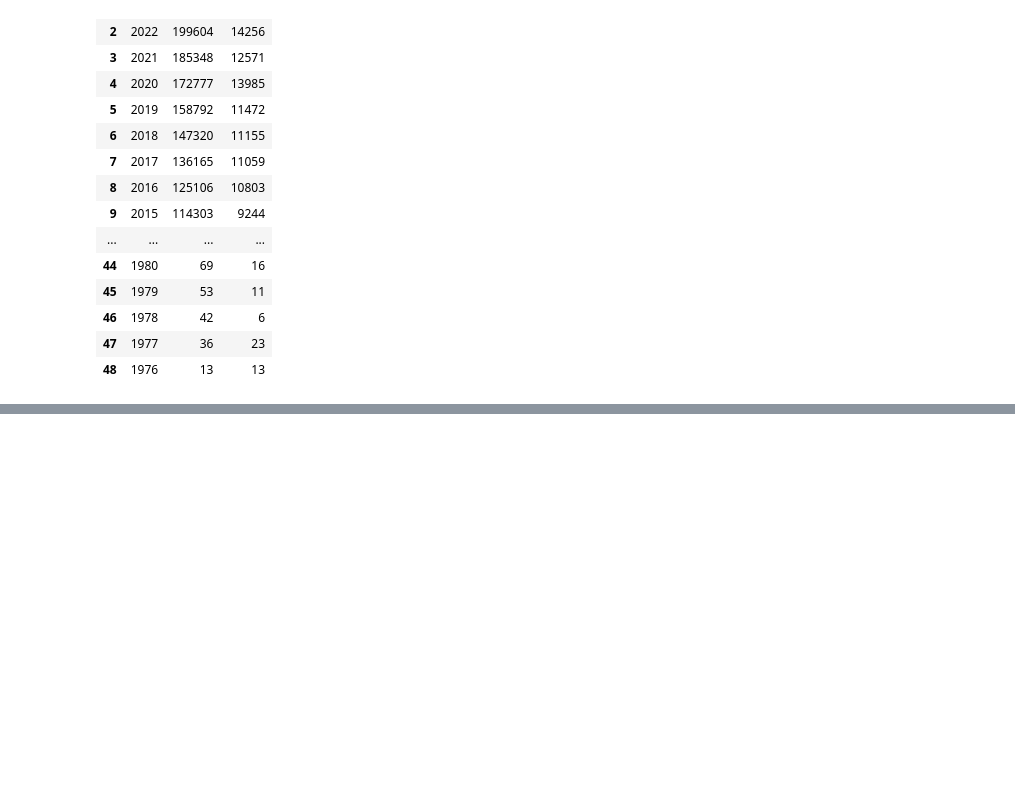
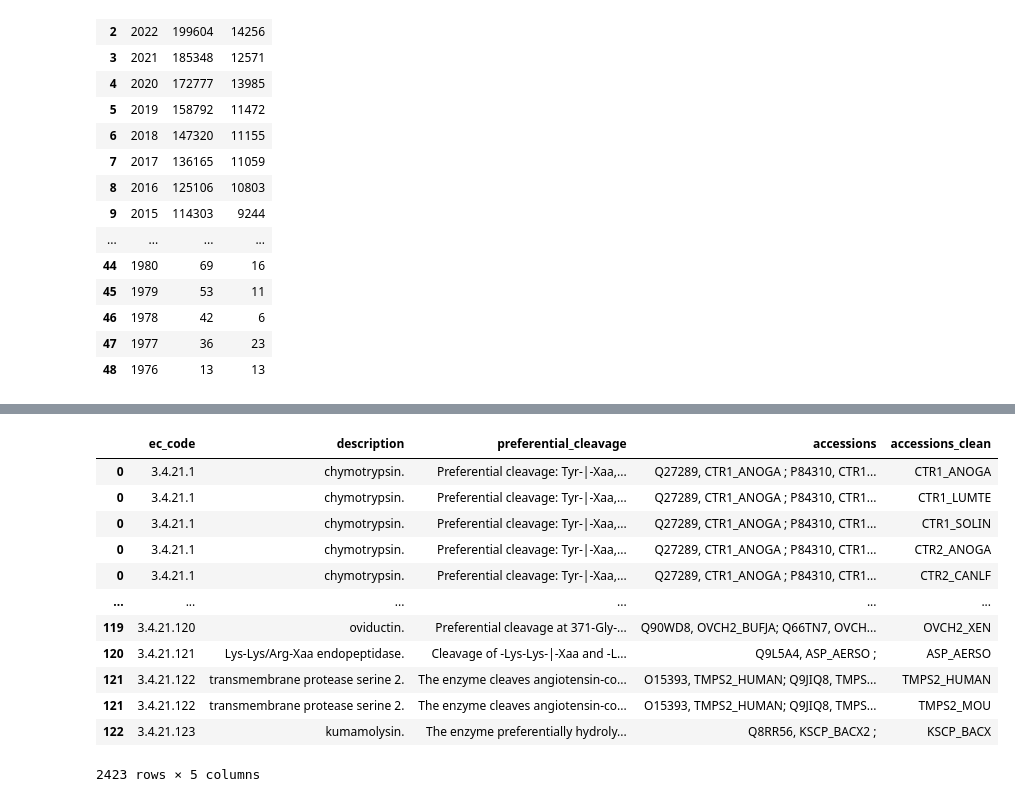
Before and after one commit to shoyip/SerProtAlign, a Jupyter notebook: notebooks/additional_figures.ipynb, the cells around one changed output, grey strips where cells are left out. Cells and saved outputs as stored; diff of their text form; code cells hidden in the pictures; blank space fills up the shorter version.

```diff
--- a/notebooks/additional_figures.ipynb
+++ b/notebooks/additional_figures.ipynb
@@ -43,0 +52,24 @@ plt.savefig('../assets/data_stats.pdf', bbox_inches='tight')
+# %%
+def string_to_list(x):
+    if type(x) == str:
+        return [e.split(",")[1] for e in x[:-3].replace(" ", "").split(";")]
+    else:
+        return []
+
+function_df["accessions_clean"] = function_df.accessions.apply(string_to_list)
+# %%
+function_df.explode("accessions_clean")
+# %% [output]
+|  | ec_code | description | preferential_cleavage | accessions | accessions_clean |
+| 0 | 3.4.21.1 | chymotrypsin. | Preferential cleavage: Tyr-|-Xaa,... | Q27289, CTR1_ANOGA ; P84310, CTR1... | CTR1_ANOGA |
+| 0 | 3.4.21.1 | chymotrypsin. | Preferential cleavage: Tyr-|-Xaa,... | Q27289, CTR1_ANOGA ; P84310, CTR1... | CTR1_LUMTE |
+| 0 | 3.4.21.1 | chymotrypsin. | Preferential cleavage: Tyr-|-Xaa,... | Q27289, CTR1_ANOGA ; P84310, CTR1... | CTR1_SOLIN |
+| 0 | 3.4.21.1 | chymotrypsin. | Preferential cleavage: Tyr-|-Xaa,... | Q27289, CTR1_ANOGA ; P84310, CTR1... | CTR2_ANOGA |
+| 0 | 3.4.21.1 | chymotrypsin. | Preferential cleavage: Tyr-|-Xaa,... | Q27289, CTR1_ANOGA ; P84310, CTR1... | CTR2_CANLF |
+| ... | ... | ... | ... | ... | ... |
+| 119 | 3.4.21.120 | oviductin. | Preferential cleavage at 371-Gly-... | Q90WD8, OVCH2_BUFJA; Q66TN7, OVCH... | OVCH2_XEN |
+| 120 | 3.4.21.121 | Lys-Lys/Arg-Xaa endopeptidase. | Cleavage of -Lys-Lys-|-Xaa and -L... | Q9L5A4, ASP_AERSO ; | ASP_AERSO |
+| 121 | 3.4.21.122 | transmembrane protease serine 2. | The enzyme cleaves angiotensin-co... | O15393, TMPS2_HUMAN; Q9JIQ8, TMPS... | TMPS2_HUMAN |
+| 121 | 3.4.21.122 | transmembrane protease serine 2. | The enzyme cleaves angiotensin-co... | O15393, TMPS2_HUMAN; Q9JIQ8, TMPS... | TMPS2_MOU |
+| 122 | 3.4.21.123 | kumamolysin. | The enzyme preferentially hydroly... | Q8RR56, KSCP_BACX2 ; | KSCP_BACX |
+2423 rows × 5 columns
```
Also changed, not shown: parts of 4 cells of this notebook, 1 other file.
